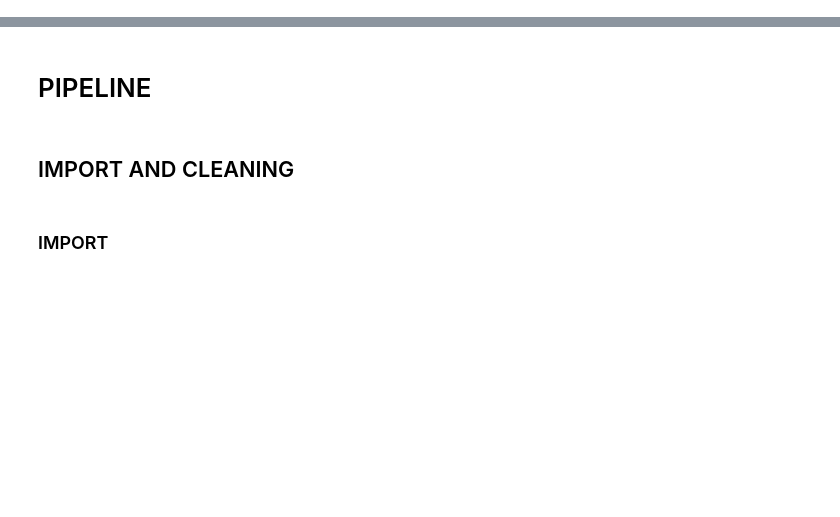
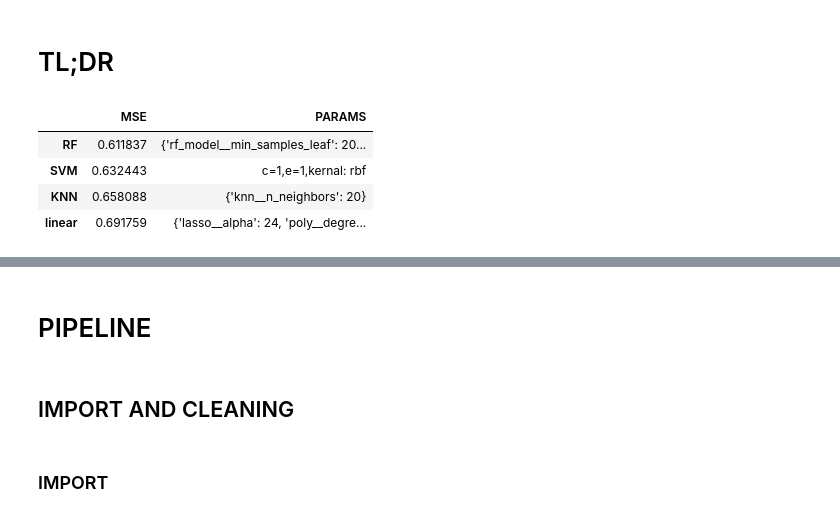
Before and after one commit to louislouisloui/cognitivo, a Jupyter notebook: 02_MODELS.ipynb, the cells around one changed output, grey strips where cells are left out. Drawn from its saved outputs; the diff is of its cells as text; code cells hidden in the pictures; blank space fills up the shorter version.

```diff
--- a/02_MODELS.ipynb
+++ b/02_MODELS.ipynb
@@ -16,0 +22,12 @@ from sklearn.svm import SVR
+# %% [markdown]
+# TL;DR
+# %%
+result = {}
+# %%
+pd.DataFrame(result).T.sort_values('MSE', ascending=True)
+# %% [output]
+|  | MSE | PARAMS |
+| RF | 0.611837 | {'rf_model__min_samples_leaf': 20... |
+| SVM | 0.632443 | c=1,e=1,kernal: rbf |
+| KNN | 0.658088 | {'knn__n_neighbors': 20} |
+| linear | 0.691759 | {'lasso__alpha': 24, 'poly__degre... |
```
Also changed, not shown: parts of 27 cells of this notebook, 3 other files.
